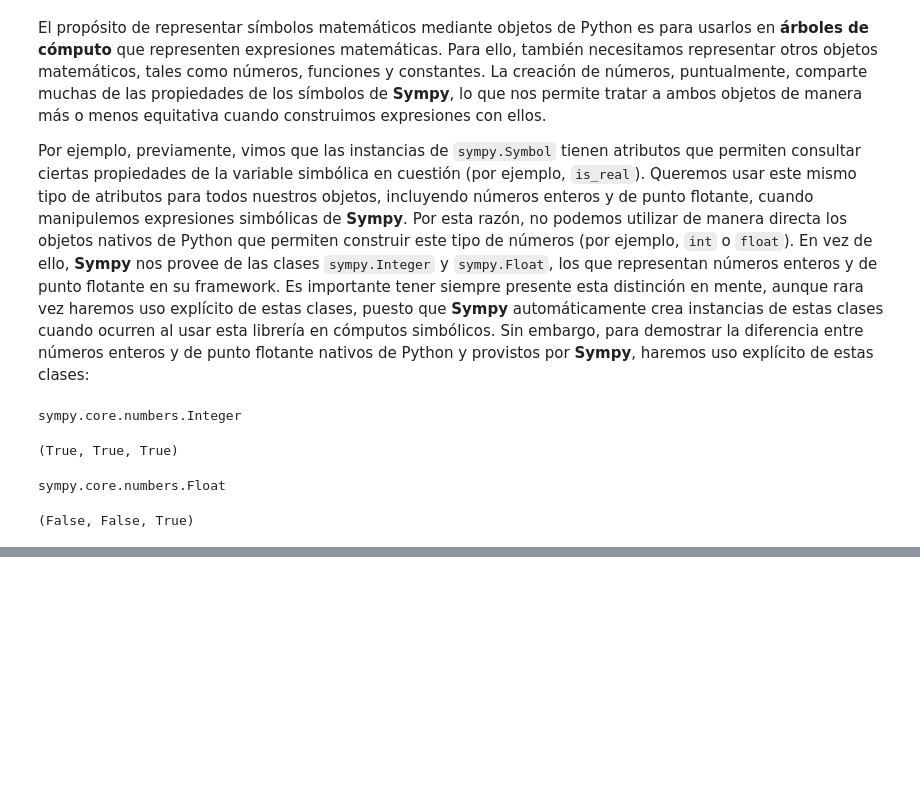
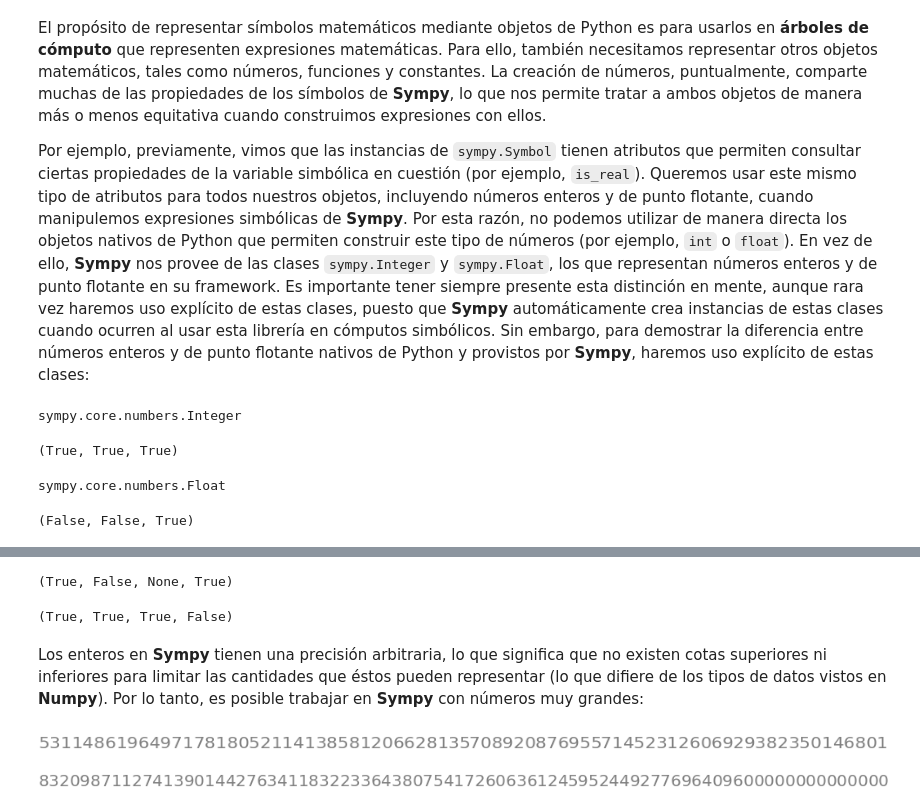
Before and after one commit to rquezadac/udd_data_analytics_lectures, a Jupyter notebook: seccion_04_scipy/clase_4_2.ipynb, the cells around one changed output, grey strips where cells are left out. Saved outputs shown, nothing was run; the diff lists cells and outputs as text; code cells hidden in the pictures; blank space fills up the shorter version.

Commit message:
sympy 1st lecture update

```diff
--- a/seccion_04_scipy/clase_4_2.ipynb
+++ b/seccion_04_scipy/clase_4_2.ipynb
@@ -151,0 +168,25 @@ Siempre podremos *traer* instancias de `sympy.Integer` y `sympy.Float` de vuelta
+# %%
+# Consultamos algunos atributos de n.
+n.is_integer, n.is_Integer, n.is_positive, n.is_Symbol
+# %% [output]
+(True, False, None, True)
+# %%
+# Definimos un entero específico.
+a1 = sympy.Integer(19)
+# %%
+# Consultamos algunos atributos específicos de a1.
+a1.is_integer, a1.is_Integer, a1.is_positive, a1.is_Symbol
+# %% [output]
+(True, True, True, False)
+# %% [markdown]
+Los enteros en **Sympy** tienen una precisión arbitraria, lo que significa que no existen cotas superiores ni inferiores para limitar las cantidades que éstos pueden representar (lo que difiere de los tipos de datos vistos en **Numpy**). Por lo tanto, es posible trabajar en **Sympy** con números muy grandes:
+# %%
+# Un número extremadamente grande.
+a1 ** 60
+# %% [output]
+[figure, added]
+# %%
+# Otro número muy muy grande.
+sympy.factorial(60)
+# %% [output]
+[figure, added]
```
Also changed, not shown: parts of 36 cells of this notebook.
